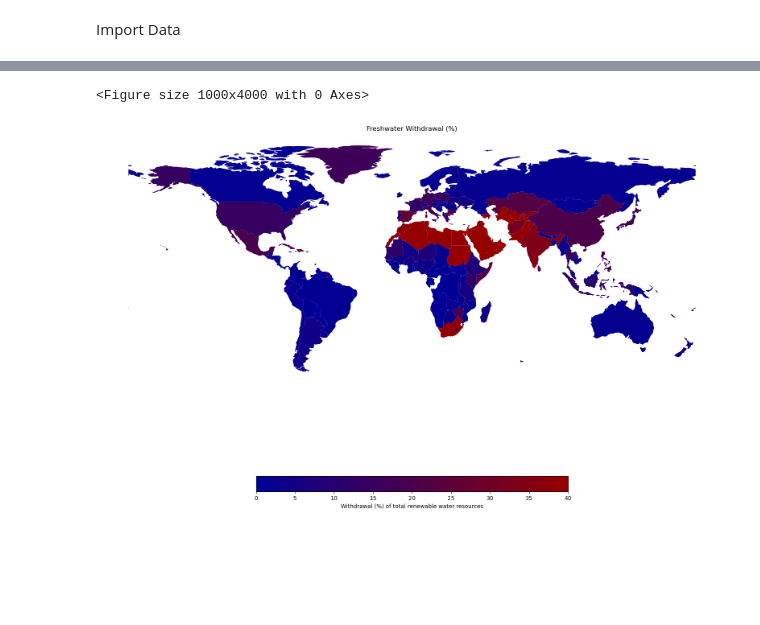
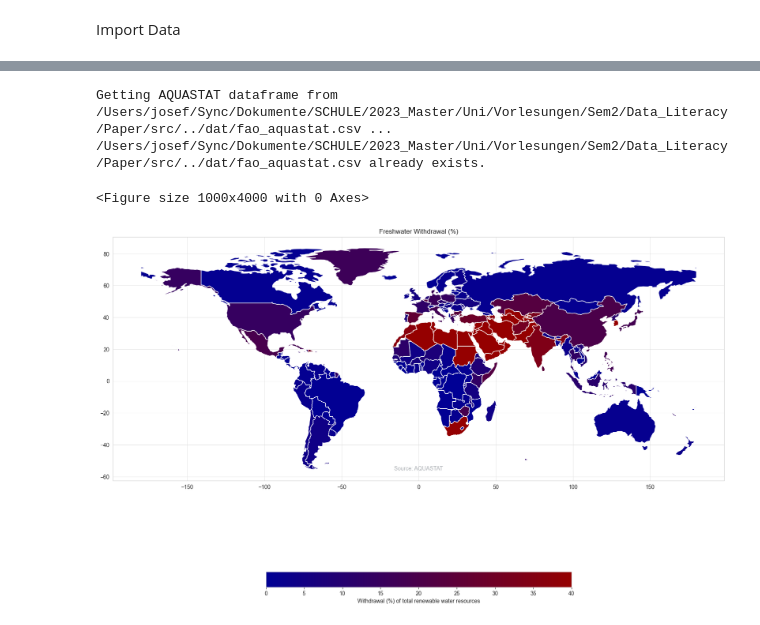
Before and after one commit to am9zZWY/team-aqua, a Jupyter notebook: exp/exp_global_water_withdrawal_map.ipynb, the cells around one changed output, grey strips where cells are left out. Saved outputs shown, nothing was run; the diff lists cells and outputs as text; code cells hidden in the pictures; blank space fills up the shorter version.

Commit message:
Refactor global water withdrawal by using plot_world to reduce code

```diff
--- a/exp/exp_global_water_withdrawal_map.ipynb
+++ b/exp/exp_global_water_withdrawal_map.ipynb
@@ -57,43 +23,19 @@ df.reset_index(inplace=True)
-# %%
-'''Plot a map vizualizing the Freshwater withdrawal (%)'''
-
-year = 2020
-variables = ["MDG 7.5. Freshwater withdrawal as % of total renewable water resources"]
-
-'''Extract relevant variables and drop all NaN'''
-data = df[['Country', 'Year', *variables]]
-data = data.dropna()
-
-'''Create dataframe for map'''
-countries_df = data[data['Year'] == year]
-
-countries_df = countries_df[['Country', *variables]]
-
-'''Rename some countries'''
-rename_to_dict = {
-    'Russian Federation': 'Russia',
-    'Bolivia (Plurinational State of)': 'Bolivia'
-    # TODO
-}
-for key, value in rename_to_dict.items():
-    countries_df.replace(to_replace={key: value}, inplace=True)
-
-'''Create map'''
-plt.figure(figsize=(10, math.ceil(math.log(countries_df['Country'].nunique(), 2)) * 5))
-
-'''Plot using geopandas'''
-
-world = gpd.read_file(os.path.relpath('../dat/naturalearth/ne_110m_admin_0_countries.shx'), engine="pyogrio")
-world = world.merge(countries_df, left_on='SOVEREIGNT', right_on='Country')
-world.plot(column=variables[0], cmap=custom_cmap, vmin=0, vmax=40, legend=True, figsize=(20, 20),
-            legend_kwds={'label': "Withdrawal (%) of total renewable water resources", 'orientation': "horizontal", 'shrink': 0.5})
-
-plt.title('Freshwater Withdrawal (%)')
-
-'''Remove axis'''
-plt.axis('off')
-
-plt.show()
-# %% [output]
-<Figure size 1000x4000 with 0 Axes>
-[figure, removed]
+# %%
+from src.aquastat_utils import get_aquastat
+
+df = get_aquastat()
+# %% [output]
+Getting AQUASTAT dataframe from /Users/josef/Sync/Dokumente/SCHULE/2023_Master/Uni/Vorlesungen/Sem2/Data_Literacy/Paper/src/../dat/fao_aquastat.csv ...
+/Users/josef/Sync/Dokumente/SCHULE/2023_Master/Uni/Vorlesungen/Sem2/Data_Literacy/Paper/src/../dat/fao_aquastat.csv already exists.
+# %%
+'''Plot a map vizualizing the Freshwater withdrawal (%)'''
+from src.aquastat_utils import plot_world
+
+year = 2020
+variables = ["MDG 7.5. Freshwater withdrawal as % of total renewable water resources"]
+title = 'Freshwater Withdrawal (%)'
+world = plot_world(df, year=year, variables=variables, title=title, cmap=custom_cmap)
+world.show()
+# %% [output]
+<Figure size 1000x4000 with 0 Axes>
+[figure, added]
```
Also changed, not shown: parts of 4 cells of this notebook.
